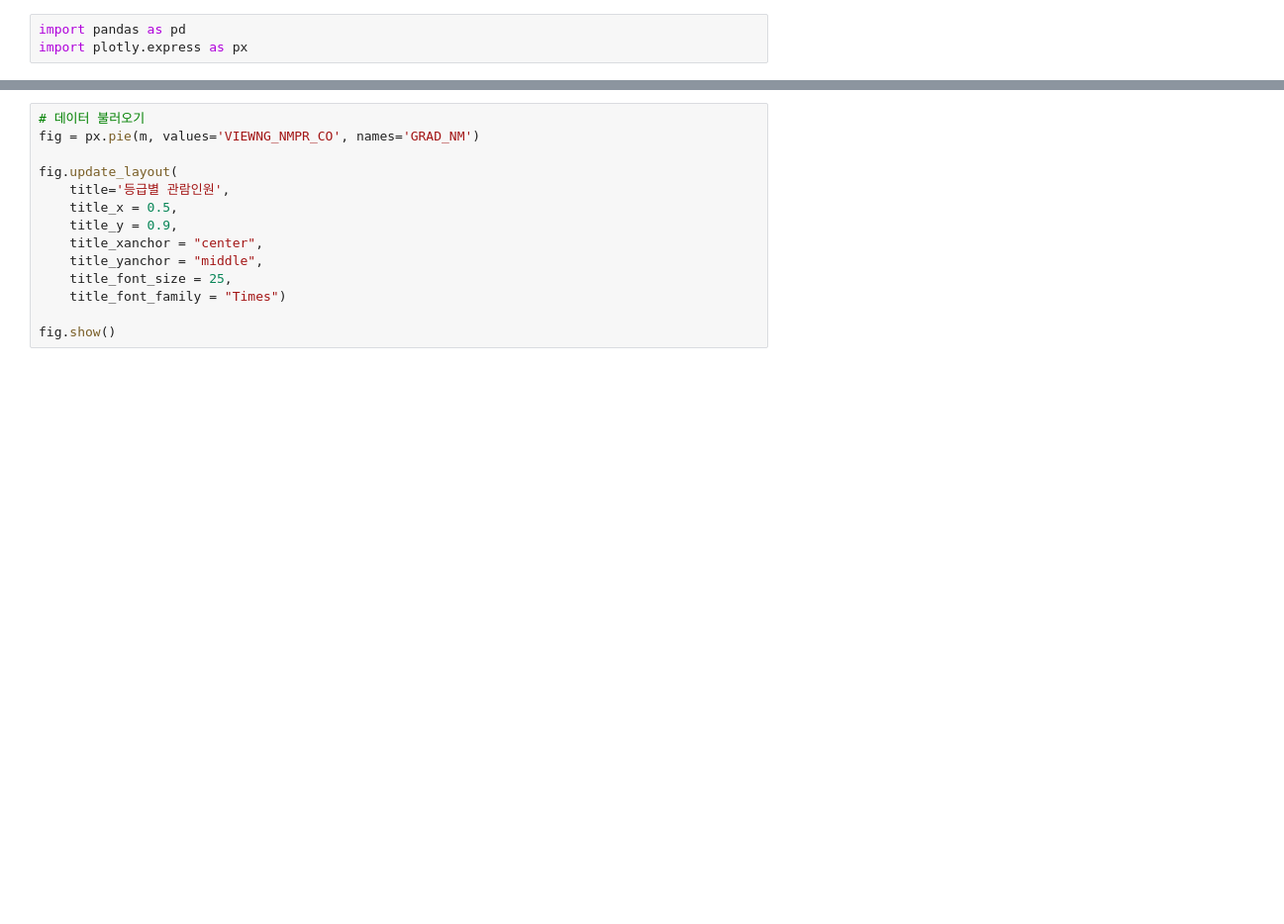
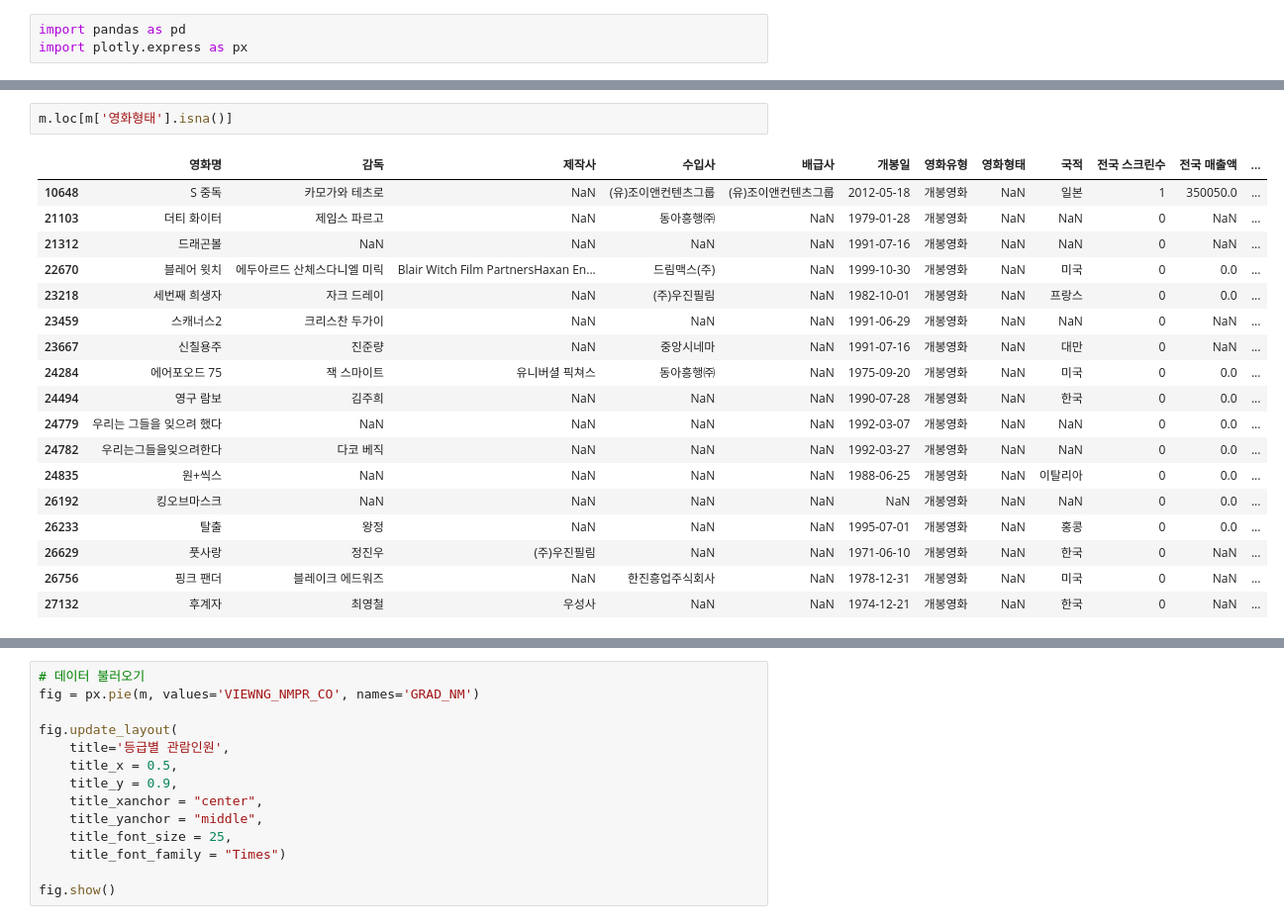
Before and after one commit to Dacon-ai-RunningFive/Dacon-AI, a Jupyter notebook: movie/EDA.ipynb, the cells around one changed output, grey strips where cells are left out. Shown at 99% size. Saved outputs shown, nothing was run; the diff lists cells and outputs as text; blank space fills up the shorter version.

```diff
--- a/movie/EDA.ipynb
+++ b/movie/EDA.ipynb
@@ -153,0 +149,21 @@ m[['TOT_SCRN_CO', 'SALES_PRICE', 'VIEWNG_NMPR_CO', 'SEOUL_SALES_PRICE', 'SEOUL_V
+# %%
+m.loc[m['영화형태'].isna()]
+# %% [output]
+|  | 영화명 | 감독 | 제작사 | 수입사 | 배급사 | 개봉일 | 영화유형 | 영화형태 | 국적 | 전국 스크린수 | 전국 매출액 | ... |
+| 10648 | S 중독 | 카모가와 테츠로 | NaN | (유)조이앤컨텐츠그룹 | (유)조이앤컨텐츠그룹 | 2012-05-18 | 개봉영화 | NaN | 일본 | 1 | 350050.0 | ... |
+| 21103 | 더티 화이터 | 제임스 파르고 | NaN | 동아흥행㈜ | NaN | 1979-01-28 | 개봉영화 | NaN | NaN | 0 | NaN | ... |
+| 21312 | 드래곤볼 | NaN | NaN | NaN | NaN | 1991-07-16 | 개봉영화 | NaN | NaN | 0 | NaN | ... |
+| 22670 | 블레어 윗치 | 에두아르드 산체스다니엘 미릭 | Blair Witch Film PartnersHaxan En... | 드림맥스(주) | NaN | 1999-10-30 | 개봉영화 | NaN | 미국 | 0 | 0.0 | ... |
+| 23218 | 세번째 희생자 | 자크 드레이 | NaN | (주)우진필림 | NaN | 1982-10-01 | 개봉영화 | NaN | 프랑스 | 0 | 0.0 | ... |
+| 23459 | 스캐너스2 | 크리스찬 두가이 | NaN | NaN | NaN | 1991-06-29 | 개봉영화 | NaN | NaN | 0 | NaN | ... |
+| 23667 | 신칠용주 | 진준량 | NaN | 중앙시네마 | NaN | 1991-07-16 | 개봉영화 | NaN | 대만 | 0 | NaN | ... |
+| 24284 | 에어포오드 75 | 잭 스마이트 | 유니버셜 픽쳐스 | 동아흥행㈜ | NaN | 1975-09-20 | 개봉영화 | NaN | 미국 | 0 | 0.0 | ... |
+| 24494 | 영구 람보 | 김주희 | NaN | NaN | NaN | 1990-07-28 | 개봉영화 | NaN | 한국 | 0 | 0.0 | ... |
+| 24779 | 우리는 그들을 잊으려 했다 | NaN | NaN | NaN | NaN | 1992-03-07 | 개봉영화 | NaN | NaN | 0 | 0.0 | ... |
+| 24782 | 우리는그들을잊으려한다 | 다코 베직 | NaN | NaN | NaN | 1992-03-27 | 개봉영화 | NaN | NaN | 0 | 0.0 | ... |
+| 24835 | 원+씩스 | NaN | NaN | NaN | NaN | 1988-06-25 | 개봉영화 | NaN | 이탈리아 | 0 | 0.0 | ... |
+| 26192 | 킹오브마스크 | NaN | NaN | NaN | NaN | NaN | 개봉영화 | NaN | NaN | 0 | 0.0 | ... |
+| 26233 | 탈출 | 왕정 | NaN | NaN | NaN | 1995-07-01 | 개봉영화 | NaN | 홍콩 | 0 | 0.0 | ... |
+| 26629 | 풋사랑 | 정진우 | (주)우진필림 | NaN | NaN | 1971-06-10 | 개봉영화 | NaN | 한국 | 0 | NaN | ... |
+| 26756 | 핑크 팬더 | 블레이크 에드워즈 | NaN | 한진흥업주식회사 | NaN | 1978-12-31 | 개봉영화 | NaN | 미국 | 0 | NaN | ... |
+| 27132 | 후계자 | 최영철 | 우성사 | NaN | NaN | 1974-12-21 | 개봉영화 | NaN | 한국 | 0 | NaN | ... |
```
Also changed, not shown: parts of 20 cells of this notebook, 25 other files.
